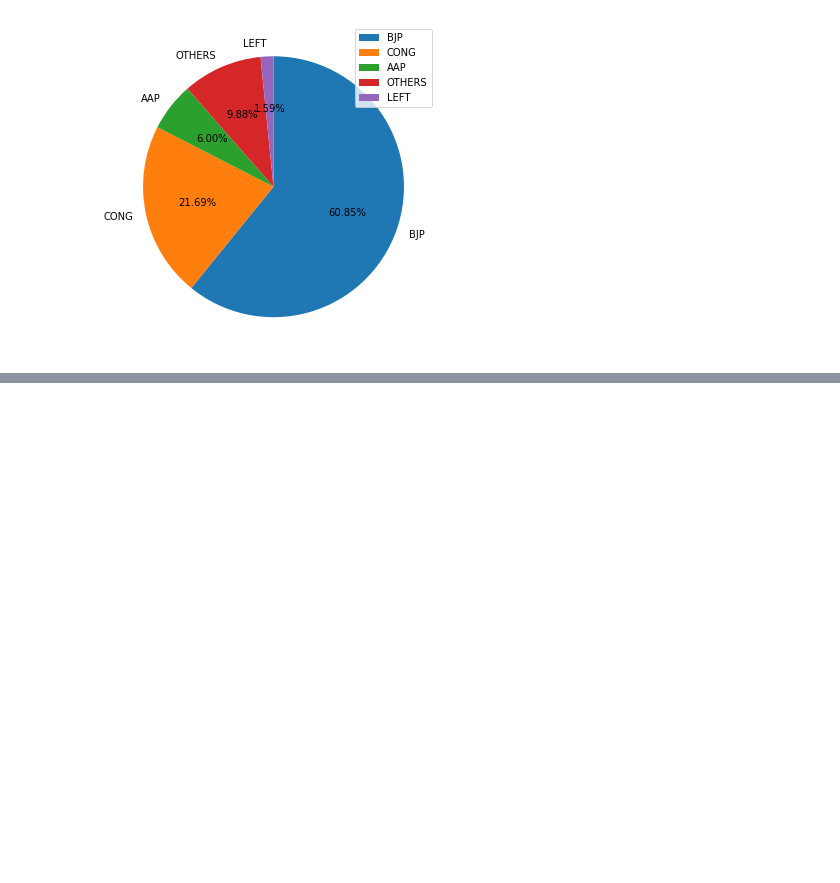
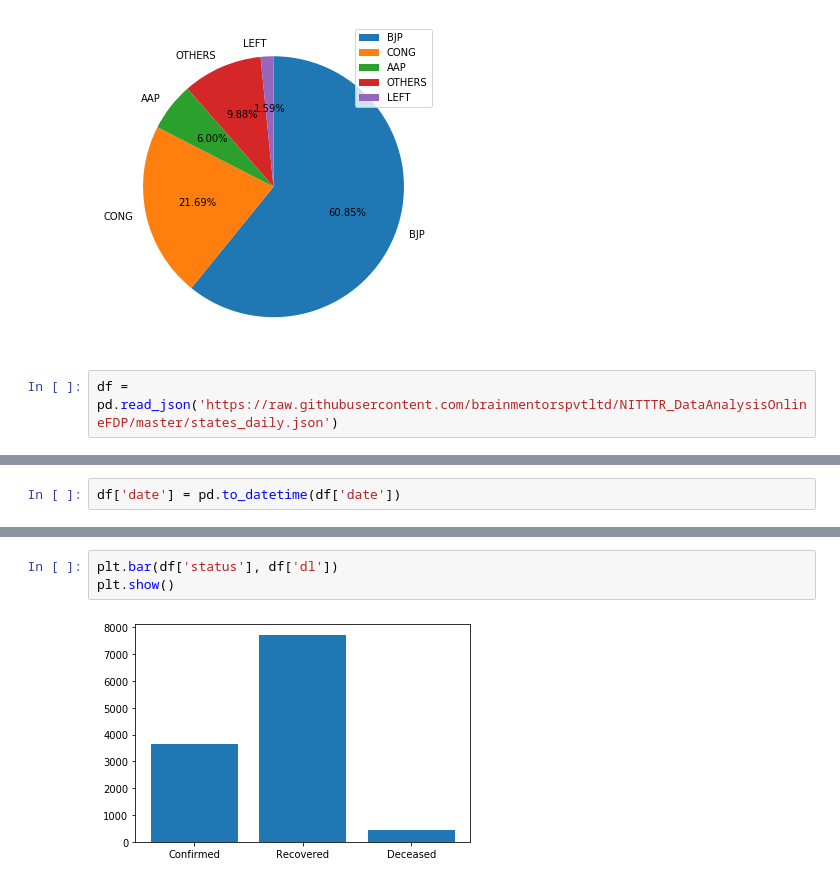
Before and after one commit to brainmentorspvtltd/NITTTR_DataAnalysisOnlineFDP, a Jupyter notebook: MatplotlibCodes.ipynb, the cells around one changed output, grey strips where cells are left out. Cells and saved outputs as stored; diff of their text form; blank space fills up the shorter version.

```diff
--- a/MatplotlibCodes.ipynb
+++ b/MatplotlibCodes.ipynb
@@ -18,3 +18,5 @@ plt.legend()
 plt.show()
 # %% [output]
 [figure]
+# %%
+df = pd.read_json('https://raw.githubusercontent.com/brainmentorspvtltd/NITTTR_DataAnalysisOnlineFDP/master/states_daily.json')
@@ -20,0 +31,2 @@ plt.show()
+# %%
+df['date'] = pd.to_datetime(df['date'])
@@ -20,0 +43,5 @@ plt.show()
+# %%
+plt.bar(df['status'], df['dl'])
+plt.show()
+# %% [output]
+[figure, added]
```
Also changed, not shown: parts of 9 cells of this notebook, 2 other files.
